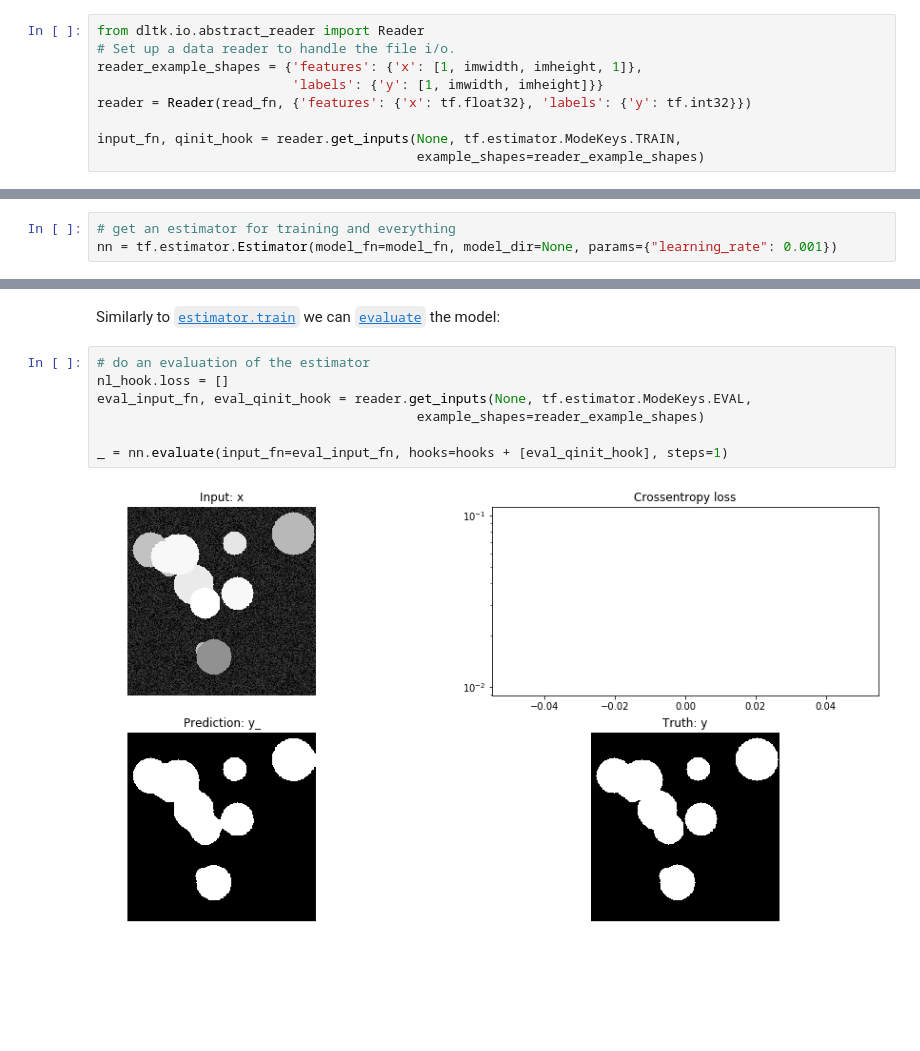
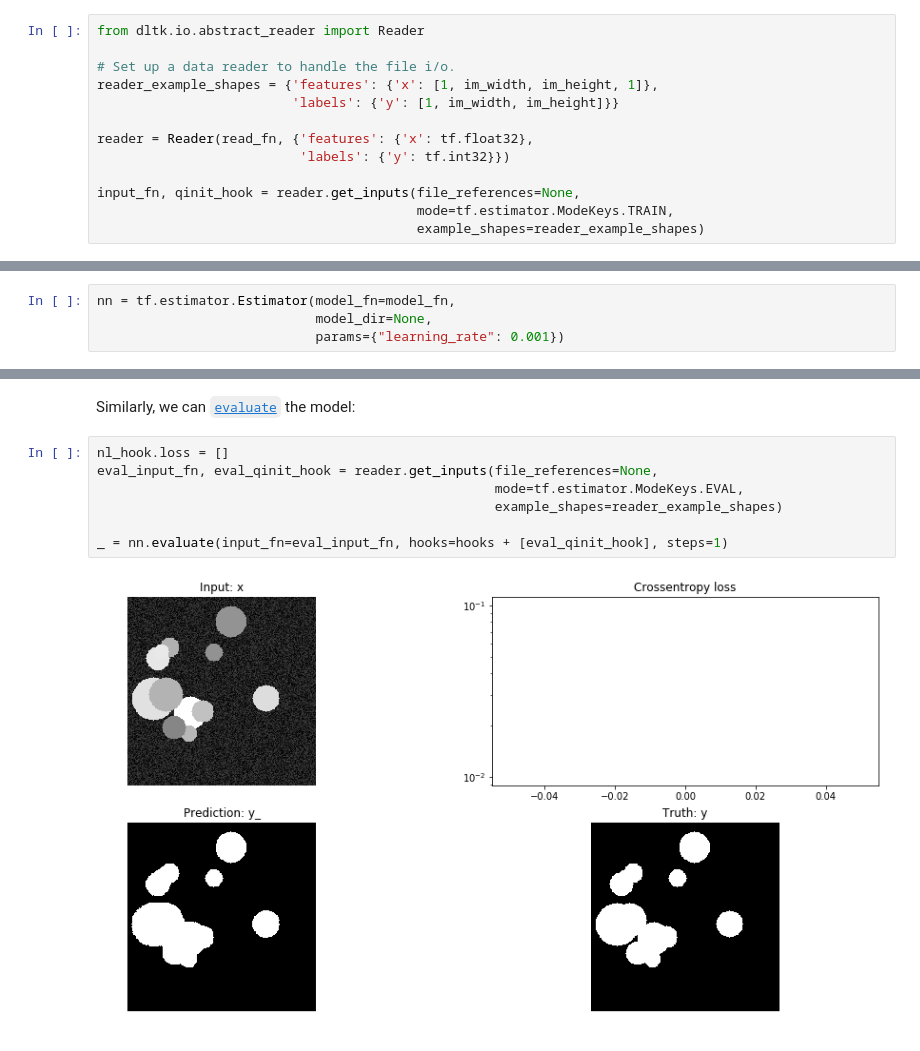
Before and after one commit to DLTK/DLTK, a Jupyter notebook: examples/tutorials/02_Building_a_model_fn.ipynb, the cells around one changed output, grey strips where cells are left out. Saved outputs shown, nothing was run; the diff lists cells and outputs as text; blank space fills up the shorter version.

```diff
--- a/examples/tutorials/02_Building_a_model_fn.ipynb
+++ b/examples/tutorials/02_Building_a_model_fn.ipynb
@@ -133,10 +159,14 @@ The next cell creates a reader object as shown before in the other tutorial note
 # %%
 from dltk.io.abstract_reader import Reader
+
 # Set up a data reader to handle the file i/o.
-reader_example_shapes = {'features': {'x': [1, imwidth, imheight, 1]},
-                         'labels': {'y': [1, imwidth, imheight]}}
-reader = Reader(read_fn, {'features': {'x': tf.float32}, 'labels': {'y': tf.int32}})
+reader_example_shapes = {'features': {'x': [1, im_width, im_height, 1]},
+                         'labels': {'y': [1, im_width, im_height]}}
 
-input_fn, qinit_hook = reader.get_inputs(None, tf.estimator.ModeKeys.TRAIN,
+reader = Reader(read_fn, {'features': {'x': tf.float32},
+                          'labels': {'y': tf.int32}})
+
+input_fn, qinit_hook = reader.get_inputs(file_references=None,
+                                         mode=tf.estimator.ModeKeys.TRAIN,
                                          example_shapes=reader_example_shapes)
 # %% [markdown]
@@ -144,4 +174,5 @@ We then use our model function to build a [`tf.estimator.Estimator`](https://www
 # %%
-# get an estimator for training and everything
-nn = tf.estimator.Estimator(model_fn=model_fn, model_dir=None, params={"learning_rate": 0.001})
+nn = tf.estimator.Estimator(model_fn=model_fn,
+                            model_dir=None,
+                            params={"learning_rate": 0.001})
 # %% [markdown]
@@ -154,11 +184,11 @@ _ = nn.train(input_fn=input_fn, hooks=hooks + [qinit_hook], steps=200)
 # %% [markdown]
-Similarly to [`estimator.train`](https://www.tensorflow.org/api_docs/python/tf/estimator/Estimator#train) we can [`evaluate`](https://www.tensorflow.org/api_docs/python/tf/estimator/Estimator#evaluate) the model:
+Similarly, we can [`evaluate`](https://www.tensorflow.org/api_docs/python/tf/estimator/Estimator#evaluate) the model:
 # %%
-# do an evaluation of the estimator
 nl_hook.loss = []
-eval_input_fn, eval_qinit_hook = reader.get_inputs(None, tf.estimator.ModeKeys.EVAL,
-                                         example_shapes=reader_example_shapes)
+eval_input_fn, eval_qinit_hook = reader.get_inputs(file_references=None,
+                                                   mode=tf.estimator.ModeKeys.EVAL,
+                                                   example_shapes=reader_example_shapes)
 
 _ = nn.evaluate(input_fn=eval_input_fn, hooks=hooks + [eval_qinit_hook], steps=1)
 # %% [output]
-[figure, old version]
+[figure, new version]
```
Also changed, not shown: parts of 12 cells of this notebook.
